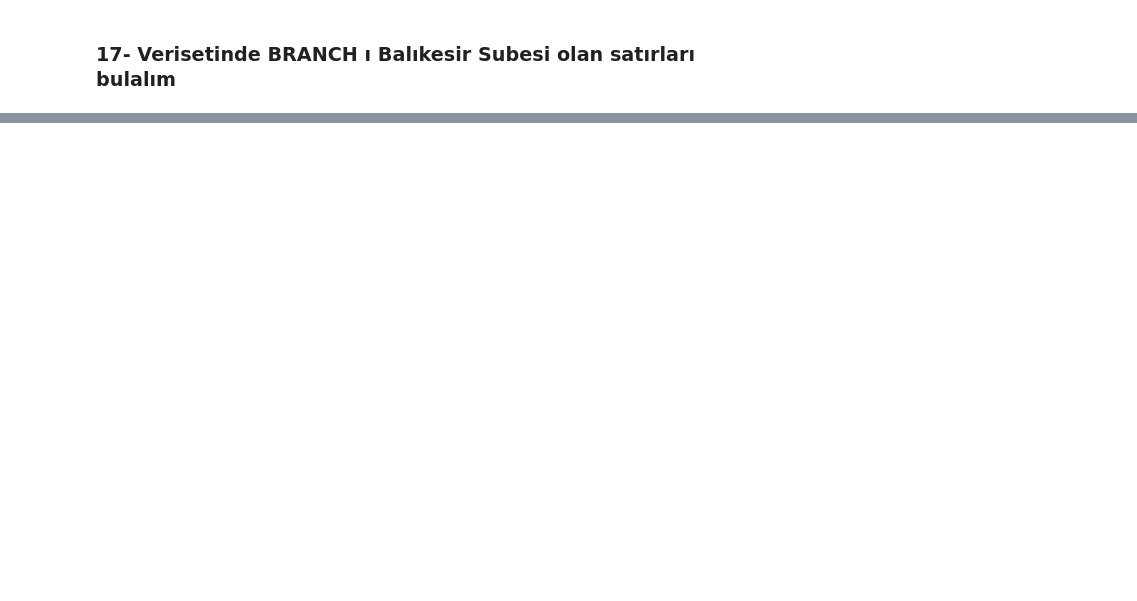
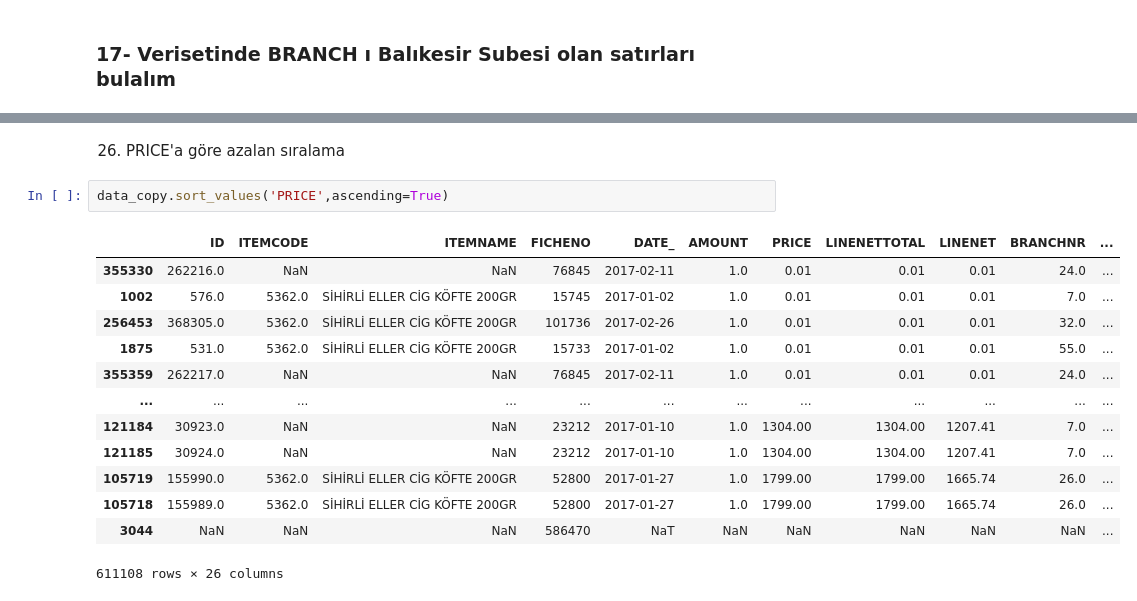
Before and after one commit to omeraltinova/BIL361, a Jupyter notebook: Assignments/Week3/marketsales.ipynb, the cells around one changed output, grey strips where cells are left out. Cells and saved outputs as stored; diff of their text form; blank space fills up the shorter version.

```diff
--- a/Assignments/Week3/marketsales.ipynb
+++ b/Assignments/Week3/marketsales.ipynb
@@ -55,0 +388,18 @@ data_copy = data.copy()
+# %% [markdown]
+26. PRICE'a göre azalan sıralama
+# %%
+data_copy.sort_values('PRICE',ascending=True)
+# %% [output]
+|  | ID | ITEMCODE | ITEMNAME | FICHENO | DATE_ | AMOUNT | PRICE | LINENETTOTAL | LINENET | BRANCHNR | ... |
+| 355330 | 262216.0 | NaN | NaN | 76845 | 2017-02-11 | 1.0 | 0.01 | 0.01 | 0.01 | 24.0 | ... |
+| 1002 | 576.0 | 5362.0 | SİHİRLİ ELLER CİG KÖFTE 200GR | 15745 | 2017-01-02 | 1.0 | 0.01 | 0.01 | 0.01 | 7.0 | ... |
+| 256453 | 368305.0 | 5362.0 | SİHİRLİ ELLER CİG KÖFTE 200GR | 101736 | 2017-02-26 | 1.0 | 0.01 | 0.01 | 0.01 | 32.0 | ... |
+| 1875 | 531.0 | 5362.0 | SİHİRLİ ELLER CİG KÖFTE 200GR | 15733 | 2017-01-02 | 1.0 | 0.01 | 0.01 | 0.01 | 55.0 | ... |
+| 355359 | 262217.0 | NaN | NaN | 76845 | 2017-02-11 | 1.0 | 0.01 | 0.01 | 0.01 | 24.0 | ... |
+| ... | ... | ... | ... | ... | ... | ... | ... | ... | ... | ... | ... |
+| 121184 | 30923.0 | NaN | NaN | 23212 | 2017-01-10 | 1.0 | 1304.00 | 1304.00 | 1207.41 | 7.0 | ... |
+| 121185 | 30924.0 | NaN | NaN | 23212 | 2017-01-10 | 1.0 | 1304.00 | 1304.00 | 1207.41 | 7.0 | ... |
+| 105719 | 155990.0 | 5362.0 | SİHİRLİ ELLER CİG KÖFTE 200GR | 52800 | 2017-01-27 | 1.0 | 1799.00 | 1799.00 | 1665.74 | 26.0 | ... |
+| 105718 | 155989.0 | 5362.0 | SİHİRLİ ELLER CİG KÖFTE 200GR | 52800 | 2017-01-27 | 1.0 | 1799.00 | 1799.00 | 1665.74 | 26.0 | ... |
+| 3044 | NaN | NaN | NaN | 586470 | NaT | NaN | NaN | NaN | NaN | NaN | ... |
+611108 rows × 26 columns
```
Also changed, not shown: parts of 45 cells of this notebook.
